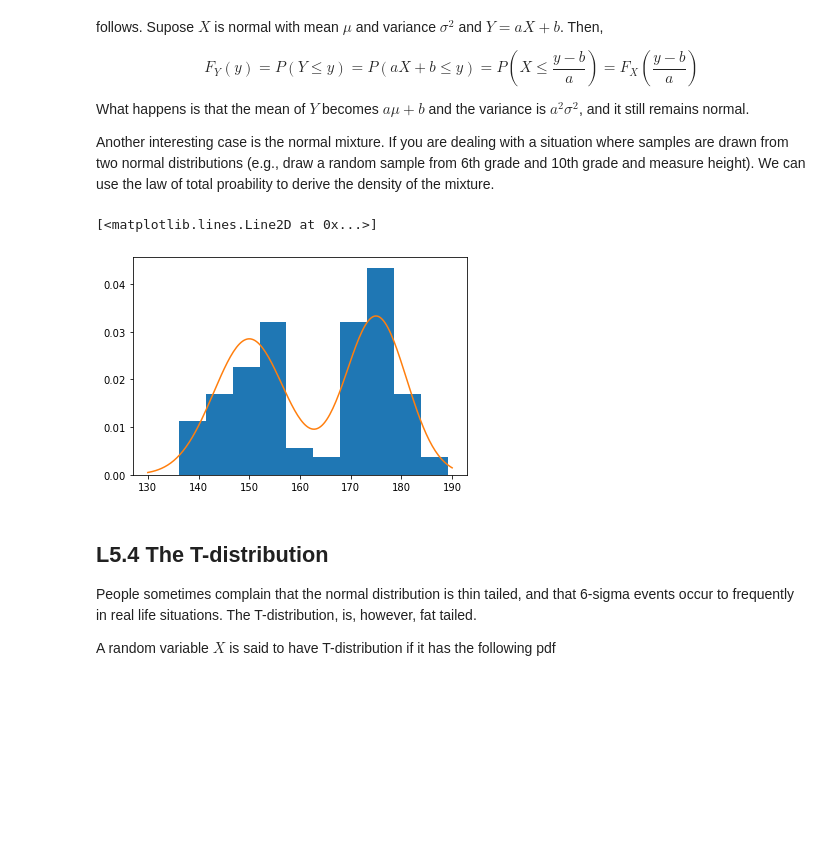
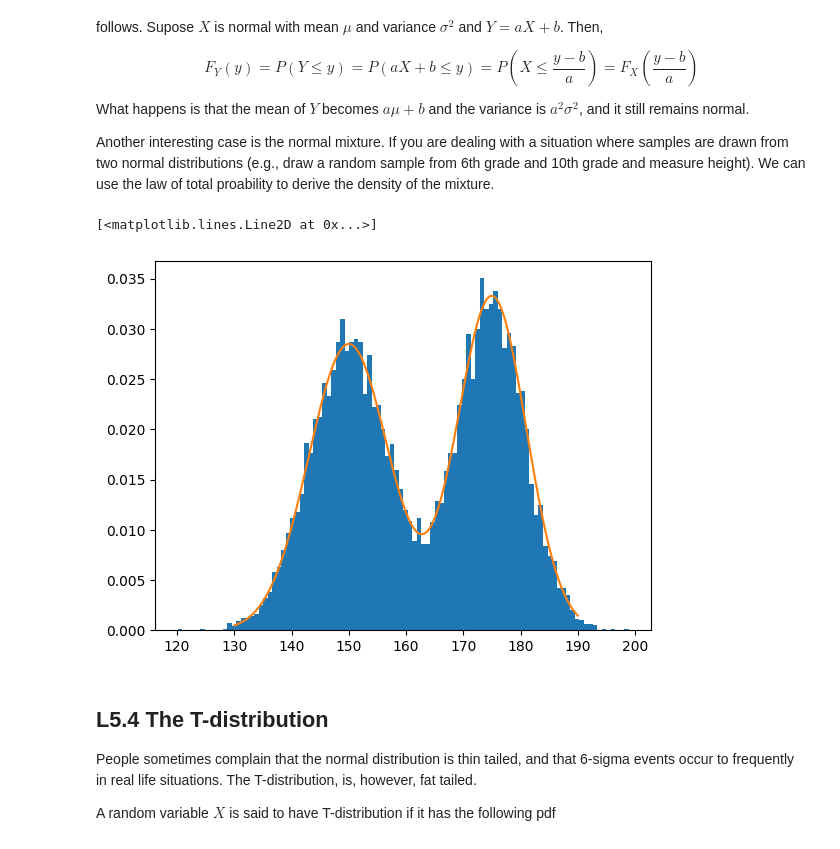
Before and after one commit to KrissiKodar/hagnyt_likindafraedi, a Jupyter notebook: AppliedProbL5.ipynb, the cells around one changed output. Saved outputs shown, nothing was run; the diff lists cells and outputs as text; code cells hidden in the pictures; blank space fills up the shorter version.

```diff
--- a/AppliedProbL5.ipynb
+++ b/AppliedProbL5.ipynb
@@ -167,34 +166,34 @@ Another interesting case is the normal mixture. If you are dealing with a situat
 # %%
 #Simulate a normal mixture
 
 m1 = 150
 s1 = 7
 
 m2 = 175
 s2 = 6
 
-N = 100
+N = 10000
 
 result = []
 for i in range(N):
     #First, flip a cint to check which distribution to sample from
     flip = np.random.choice(range(0,2))
     if flip == 0:
         sample = np.random.normal(m1, s1, 1)[0]
     else:
         sample = np.random.normal(m2, s2, 1)[0]
 
     result.append(sample)
 
-plt.hist(result, density=True)
+plt.hist(result, density=True, bins=100)
 
 x= np.linspace(130,190,200)
 
 y = 0.5*norm.pdf(x,m1,s1)+0.5*norm.pdf(x,m2,s2)
 plt.plot(x,y)
 # %% [output]
 [<matplotlib.lines.Line2D at 0x...>]
-[figure, old version]
+[figure, new version]
 # %% [markdown]
 ## L5.4 The T-distribution
 
```
Also changed, not shown: parts of 6 cells of this notebook, 1 other file.
